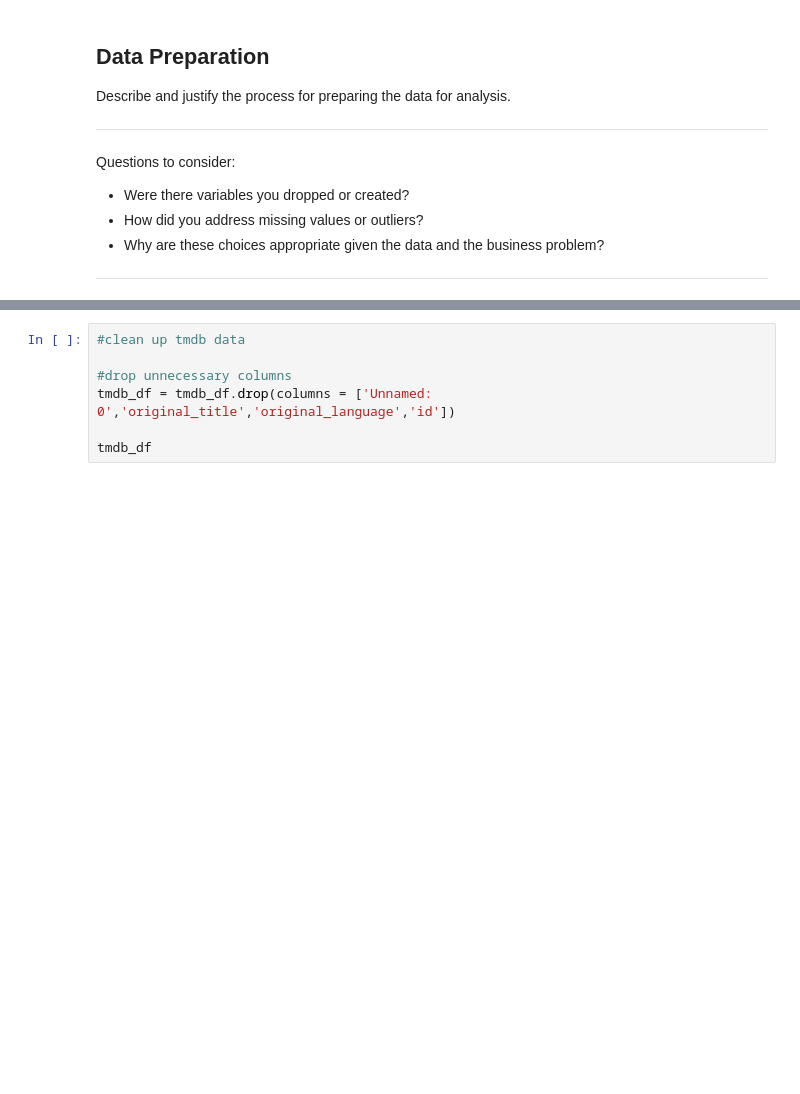
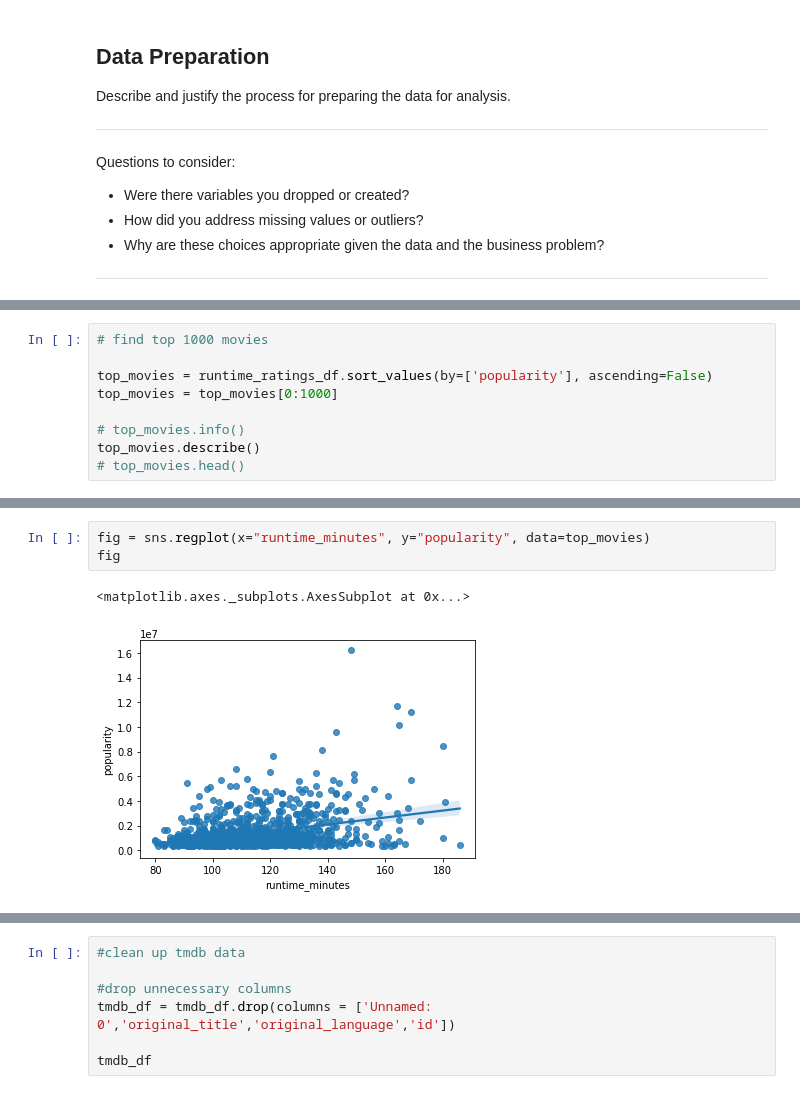
Before and after one commit to lilisbeit/Microsoft-Movies-Project, a Jupyter notebook: Microsoft-Movies-Notebook.ipynb, the cells around one changed output, grey strips where cells are left out. Saved outputs shown, nothing was run; the diff lists cells and outputs as text; blank space fills up the shorter version.

```diff
--- a/Microsoft-Movies-Notebook.ipynb
+++ b/Microsoft-Movies-Notebook.ipynb
@@ -364,0 +388,9 @@ memory usage: 1.9+ MB
+# %%
+# find top 1000 movies
+
+top_movies = runtime_ratings_df.sort_values(by=['popularity'], ascending=False)
+top_movies = top_movies[0:1000]
+
+# top_movies.info()
+top_movies.describe()
+# top_movies.head()
@@ -364,0 +407,6 @@ memory usage: 1.9+ MB
+# %%
+fig = sns.regplot(x="runtime_minutes", y="popularity", data=top_movies)
+fig
+# %% [output]
+<matplotlib.axes._subplots.AxesSubplot at 0x...>
+[figure, added]
```
Also changed, not shown: parts of 14 cells of this notebook.
